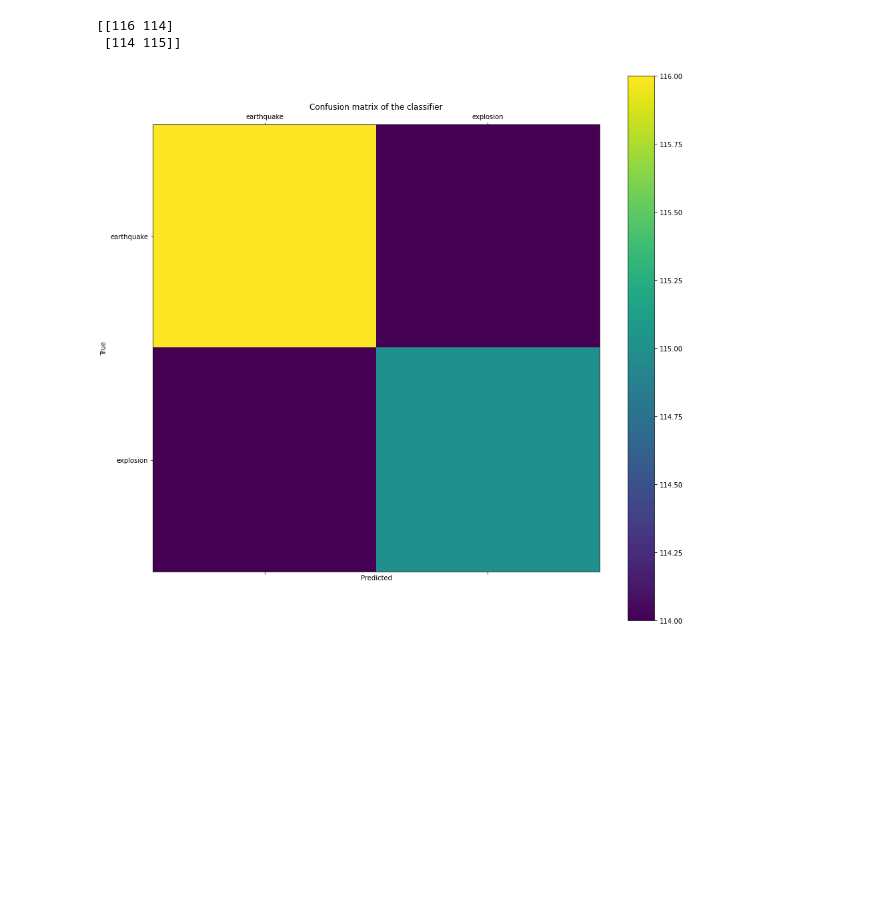
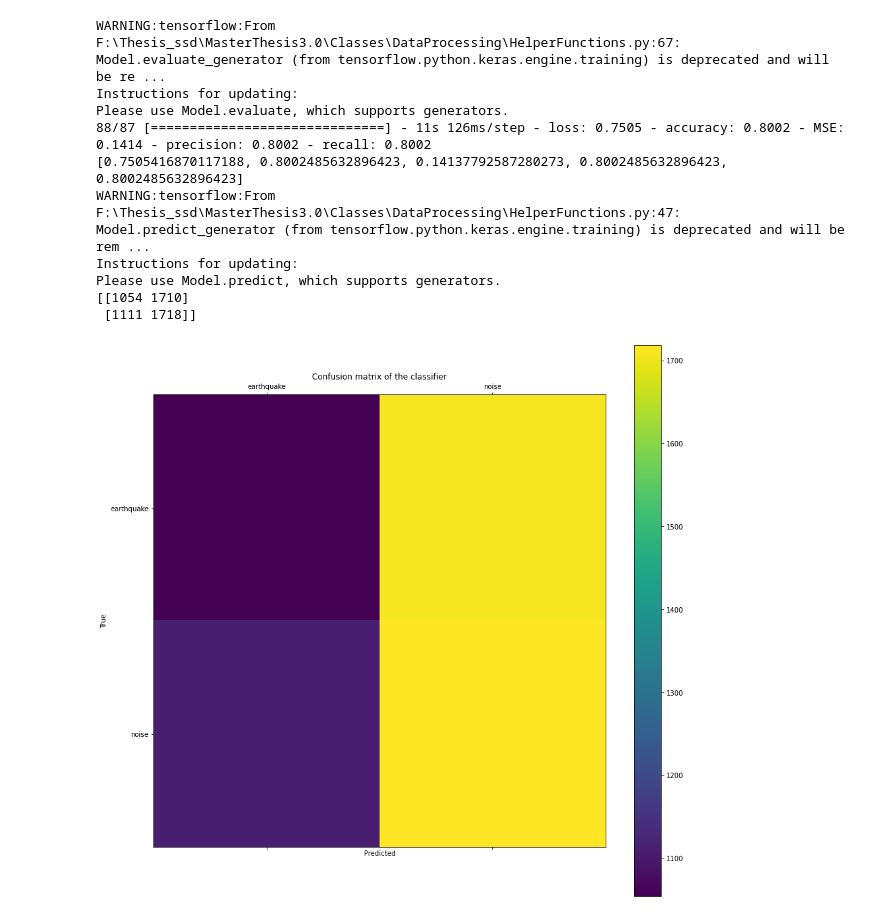
Before and after one commit to tss95/MasterThesis3, a Jupyter notebook: Notebooks/Modeling/NewPipelineModellingExperimentation.ipynb, the cells around one changed output. Cells and saved outputs as stored; diff of their text form; code cells hidden in the pictures; blank space fills up the shorter version.

```diff
--- a/Notebooks/Modeling/NewPipelineModellingExperimentation.ipynb
+++ b/Notebooks/Modeling/NewPipelineModellingExperimentation.ipynb
@@ -67,13 +67,13 @@ os.chdir(base_dir)
 # %%
 ### Data conditions: ###
 load_args = {
-    'earth_explo_only' : True,
-    'noise_earth_only' : False,
+    'earth_explo_only' : False,
+    'noise_earth_only' : True,
     'downsample' : True,
     'upsample' : True,
     'frac_diff' : 0.5,
     'seed' : 1,
-    'subsample_size' : 0.05
+    'subsample_size' : 0.6
 }
 
 loadData = LoadData(**load_args)
@@ -83,5 +83,8 @@ noise_ds = loadData.noise_ds
 handler = DataHandler(loadData)
 dataGen = DataGenerator(loadData)
 
-full_and_noise_ds = np.concatenate((full_ds, noise_ds))
-timeAug = TimeAugmentor(handler, full_and_noise_ds, seed = load_args['seed'])
+if load_args['earth_explo_only']:
+    full_and_noise_ds = np.concatenate((full_ds, noise_ds))
+    timeAug = TimeAugmentor(handler, full_and_noise_ds, seed = load_args['seed'])
+else:
+    timeAug = TimeAugmentor(handler, full_ds, seed = load_args['seed'])
@@ -88,5 +93,5 @@ timeAug = TimeAugmentor(handler, full_and_noise_ds, seed = load_args['seed'])
 # %%
 print(len(train_ds), len(val_ds), len(test_ds))
-classes, counts = handler.get_class_distribution_from_ds(train_ds)
+classes, counts = handler.get_class_distribution_from_ds(full_ds)
 print("Nr noise samples " + str(len(loadData.noise_ds)))
 # %% [output]
@@ -100,7 +109,7 @@ num_classes = len(classes)
 
 ########### Hyperparameters ###########
 batch_size = 64
-epochs = 10
+epochs = 80
 learning_rate = 0.001
 #opt = tf.keras.optimizers.SGD(learning_rate=learning_rate, clipnorm=1.0, clipvalue=0.5)
 opt = tf.keras.optimizers.RMSprop(learning_rate=learning_rate)
@@ -258,6 +267,14 @@ recall
 # %%
-helper.plot_confusion_matrix(model, test_gen, test_ds, batch_size, handler.label_dict)
+helper.evaluate_model(model, test_gen, test_ds, batch_size, handler.label_dict)
 # %% [output]
-[[116 114]
- [114 115]]
+WARNING:tensorflow:From F:\Thesis_ssd\MasterThesis3.0\Classes\DataProcessing\HelperFunctions.py:67: Model.evaluate_generator (from tensorflow.python.keras.engine.training) is deprecated and will be re ...
+Instructions for updating:
+Please use Model.evaluate, which supports generators.
+88/87 [==============================] - 11s 126ms/step - loss: 0.7505 - accuracy: 0.8002 - MSE: 0.1414 - precision: 0.8002 - recall: 0.8002
+[0.7505416870117188, 0.8002485632896423, 0.14137792587280273, 0.8002485632896423, 0.8002485632896423]
+WARNING:tensorflow:From F:\Thesis_ssd\MasterThesis3.0\Classes\DataProcessing\HelperFunctions.py:47: Model.predict_generator (from tensorflow.python.keras.engine.training) is deprecated and will be rem ...
+Instructions for updating:
+Please use Model.predict, which supports generators.
+[[1054 1710]
+ [1111 1718]]
-[figure, old version]
+[figure, new version]
```
Also changed, not shown: parts of 6 cells of this notebook, 17 other files.
